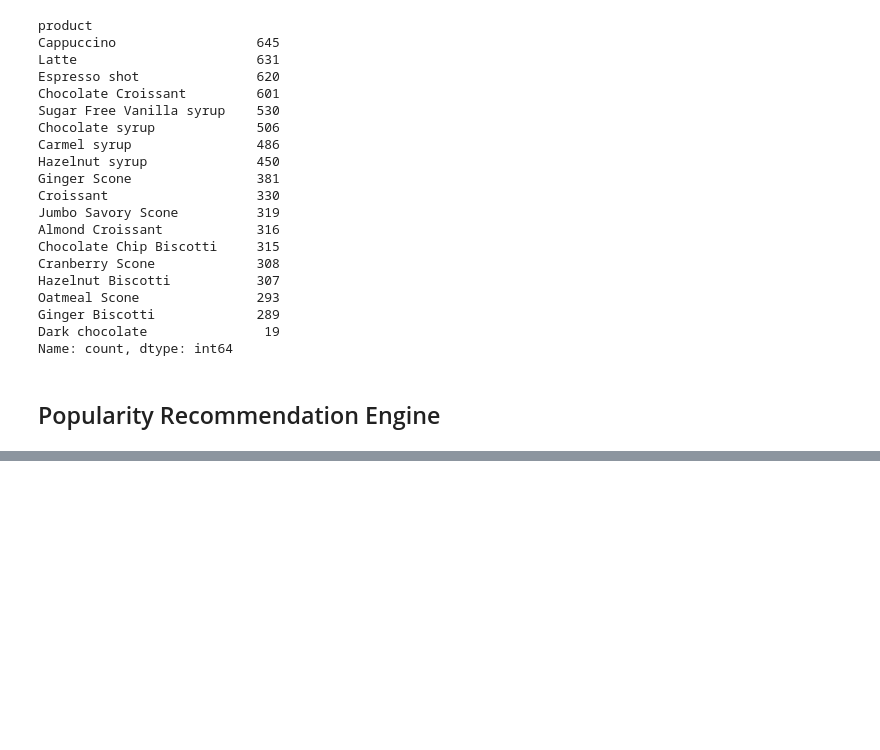
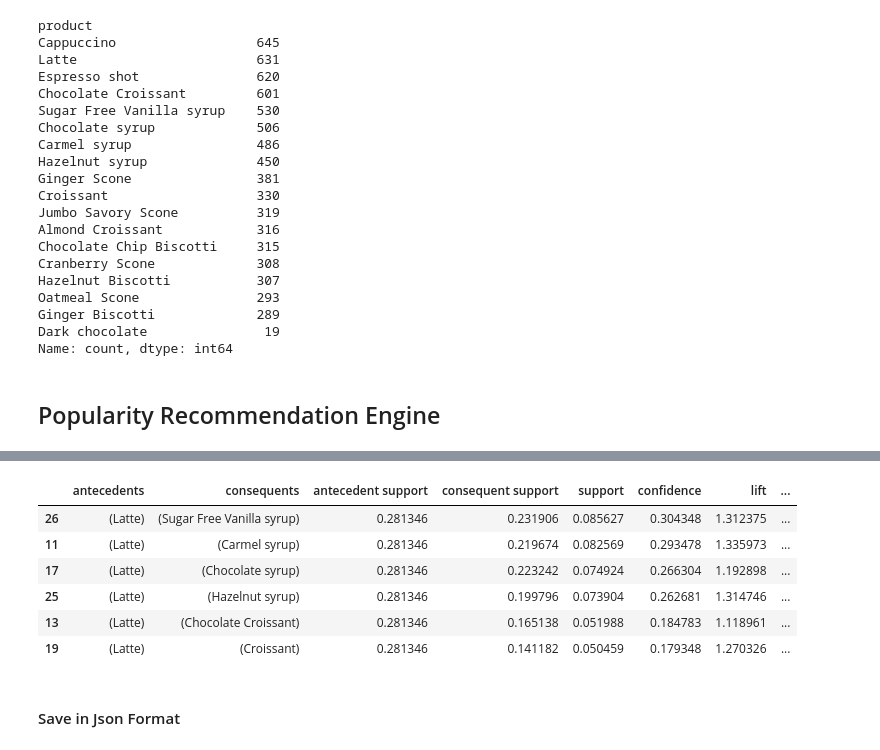
Before and after one commit to jccabarlo/coffee_shop_chatbot, a Jupyter notebook: python_code/recommendation_engine_training.ipynb, the cells around one changed output, grey strips where cells are left out. Cells and saved outputs as stored; diff of their text form; code cells hidden in the pictures; blank space fills up the shorter version.

Commit message:
add apriori recommendation engine

```diff
--- a/python_code/recommendation_engine_training.ipynb
+++ b/python_code/recommendation_engine_training.ipynb
@@ -195,0 +250,3 @@ popularity_recommendation.to_csv('api/recommendation_objects/popularity_recommen
+# %%
+frequent_items = apriori(my_basket_sets, min_support = 0.05, use_colnames = True)
+frequent_items.head()
@@ -195,0 +260,3 @@ popularity_recommendation.to_csv('api/recommendation_objects/popularity_recommen
+# %%
+rules_basket = association_rules(frequent_items, metric = "lift", min_threshold = 1)
+rules_basket.head()
@@ -195,0 +273,13 @@ popularity_recommendation.to_csv('api/recommendation_objects/popularity_recommen
+# %%
+# Get Example Recommendations
+rules_basket[rules_basket['antecedents']=={'Latte'}].sort_values('confidence',ascending=False).head(50)
+# %% [output]
+|  | antecedents | consequents | antecedent support | consequent support | support | confidence | lift | ... |
+| 26 | (Latte) | (Sugar Free Vanilla syrup) | 0.281346 | 0.231906 | 0.085627 | 0.304348 | 1.312375 | ... |
+| 11 | (Latte) | (Carmel syrup) | 0.281346 | 0.219674 | 0.082569 | 0.293478 | 1.335973 | ... |
+| 17 | (Latte) | (Chocolate syrup) | 0.281346 | 0.223242 | 0.074924 | 0.266304 | 1.192898 | ... |
+| 25 | (Latte) | (Hazelnut syrup) | 0.281346 | 0.199796 | 0.073904 | 0.262681 | 1.314746 | ... |
+| 13 | (Latte) | (Chocolate Croissant) | 0.281346 | 0.165138 | 0.051988 | 0.184783 | 1.118961 | ... |
+| 19 | (Latte) | (Croissant) | 0.281346 | 0.141182 | 0.050459 | 0.179348 | 1.270326 | ... |
+# %% [markdown]
+#### Save in Json Format
```
Also changed, not shown: parts of 11 cells of this notebook, 1 other file.
